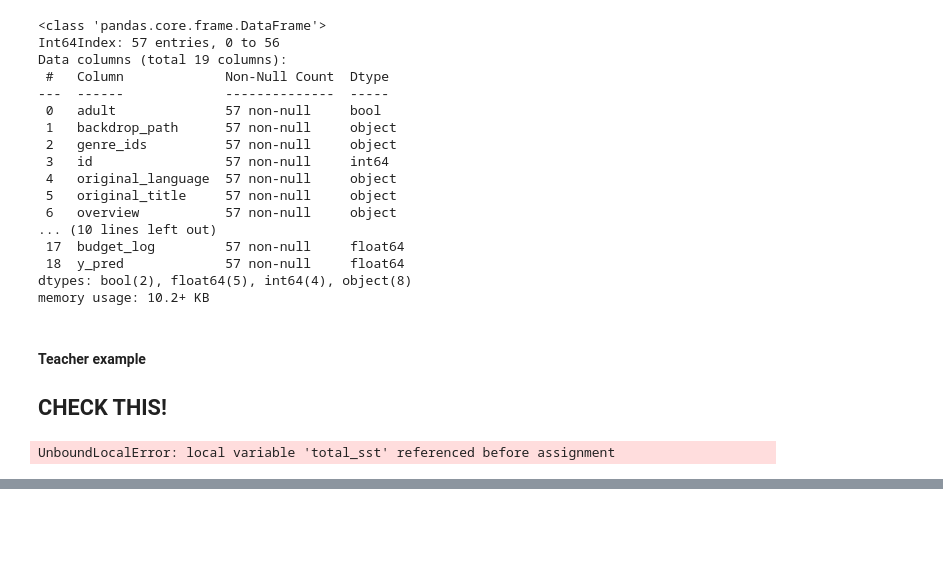
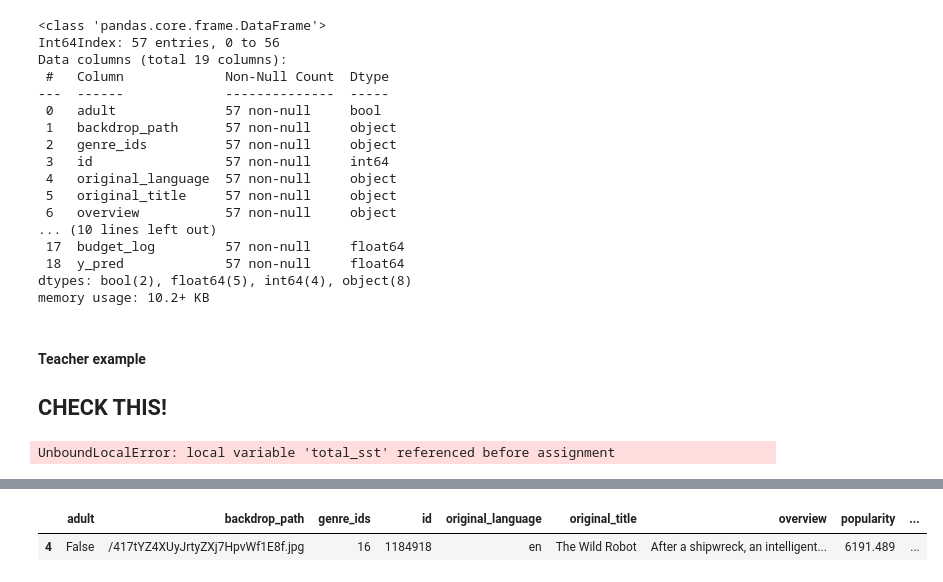
Before and after one commit to IsaacG-L/AI, a Jupyter notebook: Semester 1/Movies/Movies.ipynb, the cells around one changed output, grey strips where cells are left out. Saved outputs shown, nothing was run; the diff lists cells and outputs as text; code cells hidden in the pictures; blank space fills up the shorter version.

```diff
--- a/Semester 1/Movies/Movies.ipynb
+++ b/Semester 1/Movies/Movies.ipynb
@@ -530,0 +596,5 @@ memory usage: 3.5+ KB
+# %%
+englishM[englishM["popularity"] == 6191.489]
+# %% [output]
+|  | adult | backdrop_path | genre_ids | id | original_language | original_title | overview | popularity | ... |
+| 4 | False | /417tYZ4XUyJrtyZXj7HpvWf1E8f.jpg | 16 | 1184918 | en | The Wild Robot | After a shipwreck, an intelligent... | 6191.489 | ... |
```
Also changed, not shown: parts of 37 cells of this notebook, 1 other file.
